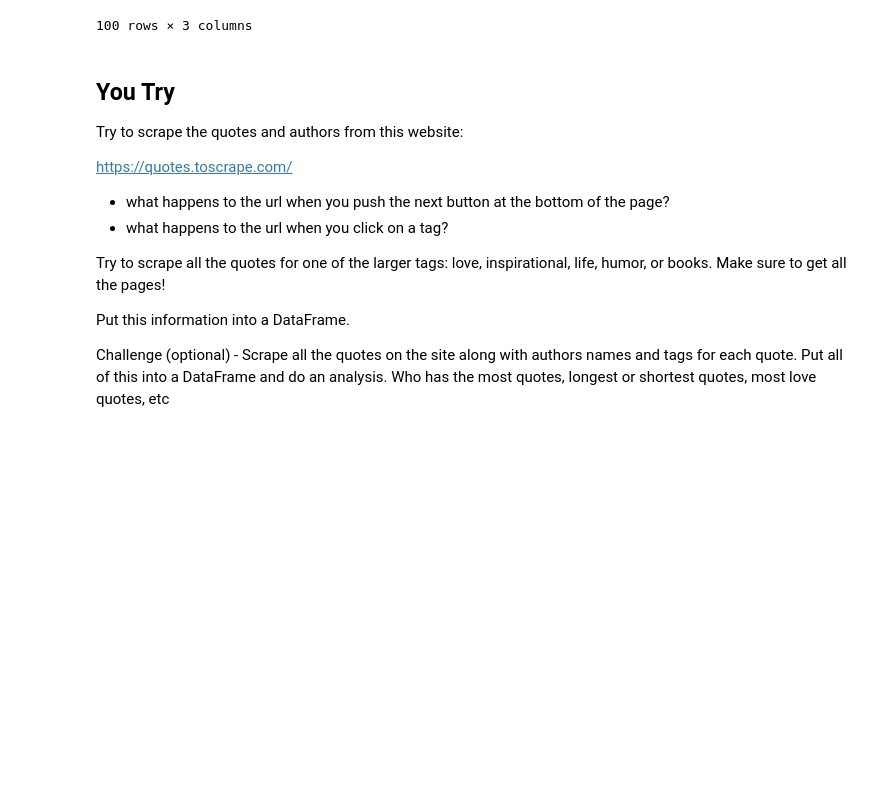
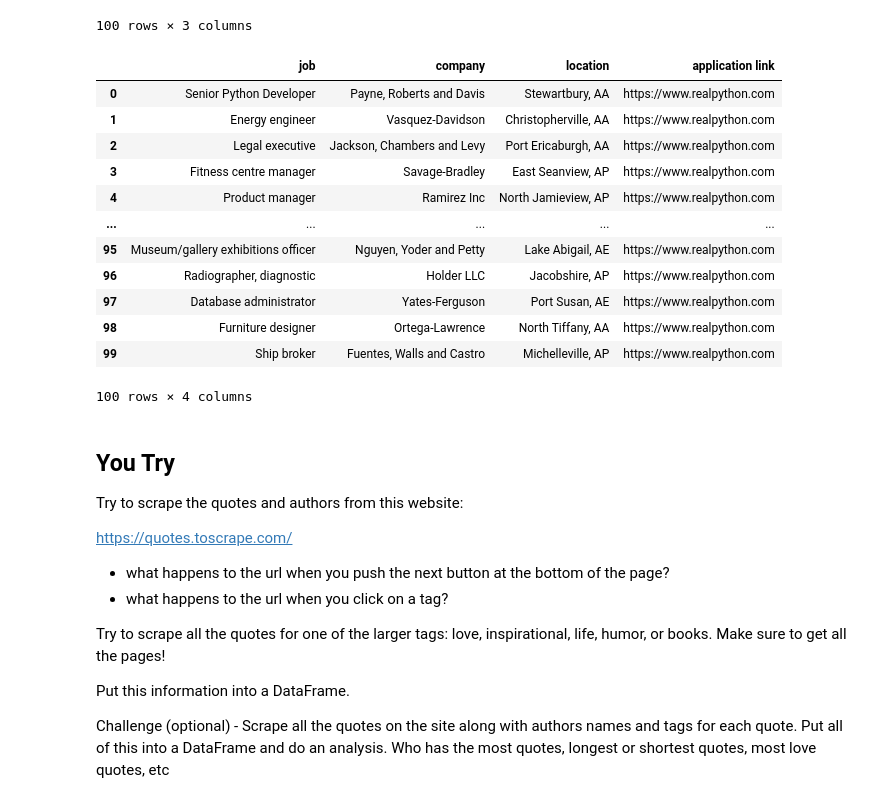
Before and after one commit to joseephwong/Data201_Joseph_Wong, a Jupyter notebook: Day10/HW_day10.ipynb, the cells around one changed output. Cells and saved outputs as stored; diff of their text form; code cells hidden in the pictures; blank space fills up the shorter version.

```diff
--- a/Day10/HW_day10.ipynb
+++ b/Day10/HW_day10.ipynb
@@ -74,6 +74,31 @@ df
 100 rows × 3 columns
 # %%
 # Your code here
+links = []
+for i,job_card in enumerate(job_cards):
+    # Get the information from each job card
+    links.append(job_card.find("a", class_="card-footer-item"))
+
+links[0]['href']
+
+# get just the link for each element
+links = [l['href'] for l in links]
+df['application link'] = links
+df
+# %% [output]
+|  | job | company | location | application link |
+| 0 | Senior Python Developer | Payne, Roberts and Davis | Stewartbury, AA | https://www.realpython.com |
+| 1 | Energy engineer | Vasquez-Davidson | Christopherville, AA | https://www.realpython.com |
+| 2 | Legal executive | Jackson, Chambers and Levy | Port Ericaburgh, AA | https://www.realpython.com |
+| 3 | Fitness centre manager | Savage-Bradley | East Seanview, AP | https://www.realpython.com |
+| 4 | Product manager | Ramirez Inc | North Jamieview, AP | https://www.realpython.com |
+| ... | ... | ... | ... | ... |
+| 95 | Museum/gallery exhibitions officer | Nguyen, Yoder and Petty | Lake Abigail, AE | https://www.realpython.com |
+| 96 | Radiographer, diagnostic | Holder LLC | Jacobshire, AP | https://www.realpython.com |
+| 97 | Database administrator | Yates-Ferguson | Port Susan, AE | https://www.realpython.com |
+| 98 | Furniture designer | Ortega-Lawrence | North Tiffany, AA | https://www.realpython.com |
+| 99 | Ship broker | Fuentes, Walls and Castro | Michelleville, AP | https://www.realpython.com |
+100 rows × 4 columns
 # %% [markdown]
 ## You Try
 
```
Also changed, not shown: parts of 1 cell of this notebook.
